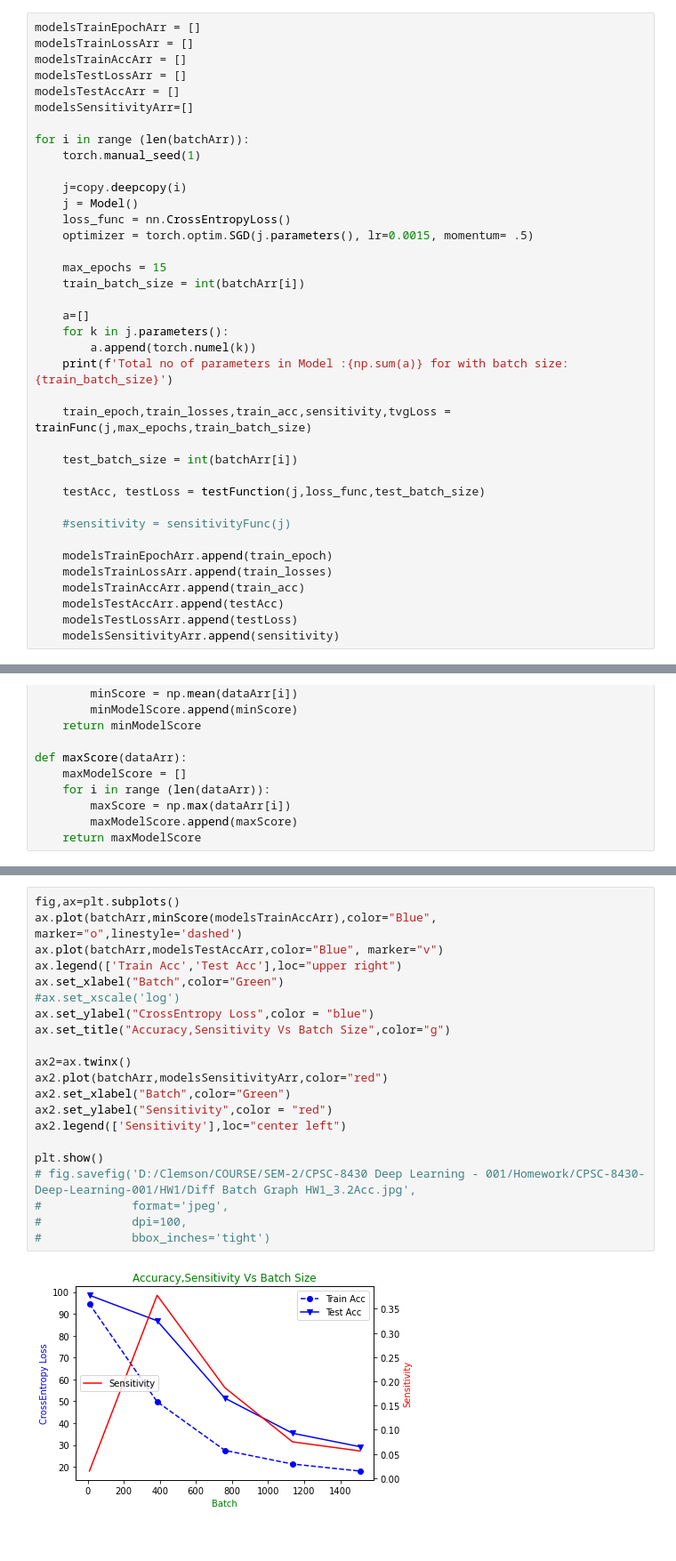
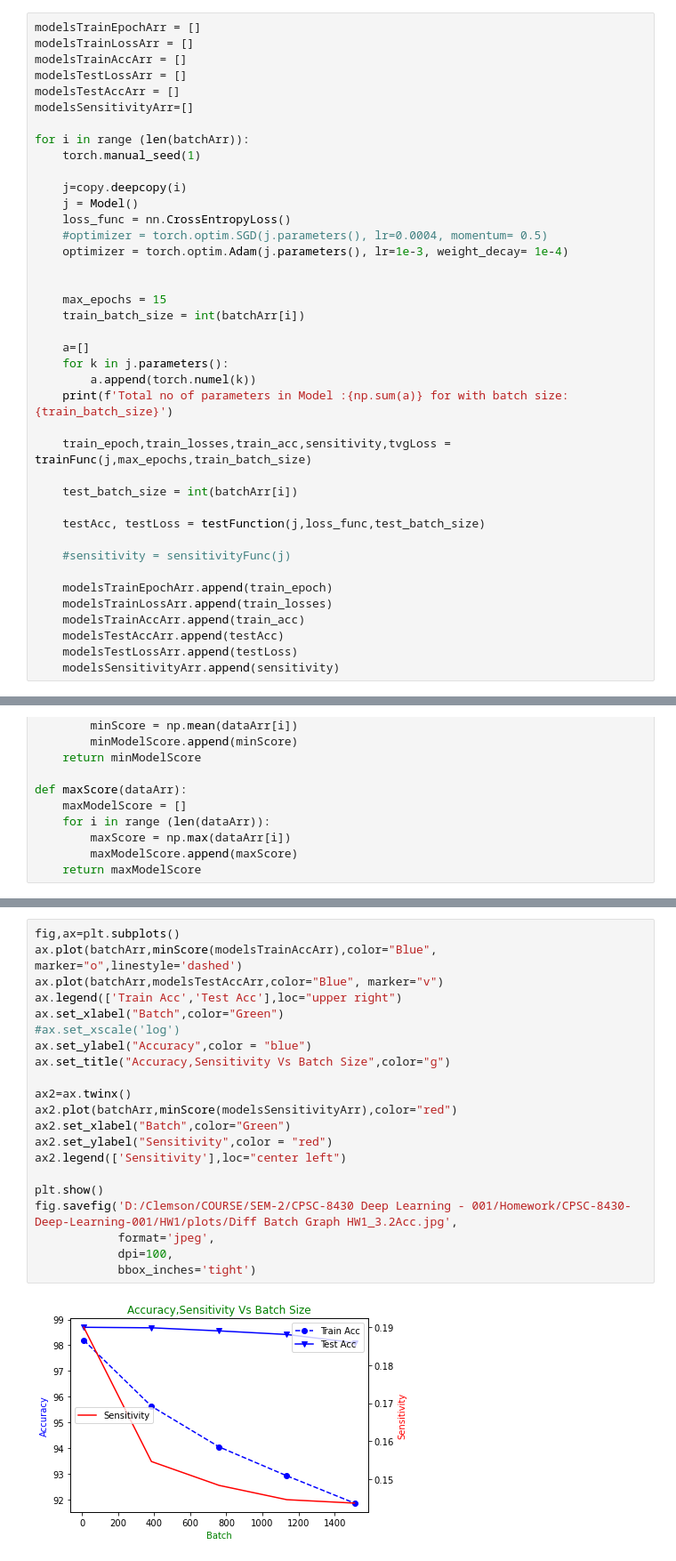
Before and after one commit to DineshchandarR/CPSC-8430-Deep-Learning-001, a Jupyter notebook: HW1/HW1.3_FlatnessVSGenP2.ipynb, the cells around one changed output, grey strips where cells are left out. Shown at 89% size. Saved outputs shown, nothing was run; the diff lists cells and outputs as text.

```diff
--- a/HW1/HW1.3_FlatnessVSGenP2.ipynb
+++ b/HW1/HW1.3_FlatnessVSGenP2.ipynb
@@ -202,7 +203,9 @@ for i in range (len(batchArr)):
     j=copy.deepcopy(i)
     j = Model()
     loss_func = nn.CrossEntropyLoss()
-    optimizer = torch.optim.SGD(j.parameters(), lr=0.0015, momentum= .5)
+    #optimizer = torch.optim.SGD(j.parameters(), lr=0.0004, momentum= 0.5)
+    optimizer = torch.optim.Adam(j.parameters(), lr=1e-3, weight_decay= 1e-4)
+
 
     max_epochs = 15
     train_batch_size = int(batchArr[i])
@@ -311,23 +326,23 @@ plt.show()
 # %%
 fig,ax=plt.subplots()
 ax.plot(batchArr,minScore(modelsTrainAccArr),color="Blue", marker="o",linestyle='dashed')
 ax.plot(batchArr,modelsTestAccArr,color="Blue", marker="v")
 ax.legend(['Train Acc','Test Acc'],loc="upper right")
 ax.set_xlabel("Batch",color="Green")
 #ax.set_xscale('log')
-ax.set_ylabel("CrossEntropy Loss",color = "blue")
+ax.set_ylabel("Accuracy",color = "blue")
 ax.set_title("Accuracy,Sensitivity Vs Batch Size",color="g")
 
 ax2=ax.twinx()
-ax2.plot(batchArr,modelsSensitivityArr,color="red")
+ax2.plot(batchArr,minScore(modelsSensitivityArr),color="red")
 ax2.set_xlabel("Batch",color="Green")
 ax2.set_ylabel("Sensitivity",color = "red")
 ax2.legend(['Sensitivity'],loc="center left")
 
 plt.show()
-# fig.savefig('D:/Clemson/COURSE/SEM-2/CPSC-8430 Deep Learning - 001/Homework/CPSC-8430-Deep-Learning-001/HW1/Diff Batch Graph HW1_3.2Acc.jpg',
-#             format='jpeg',
-#             dpi=100,
-#             bbox_inches='tight')
+fig.savefig('D:/Clemson/COURSE/SEM-2/CPSC-8430 Deep Learning - 001/Homework/CPSC-8430-Deep-Learning-001/HW1/plots/Diff Batch Graph HW1_3.2Acc.jpg',
+            format='jpeg',
+            dpi=100,
+            bbox_inches='tight')
 # %% [output]
-[figure, old version]
+[figure, new version]
```
Also changed, not shown: parts of 7 cells of this notebook, 6 other files.
